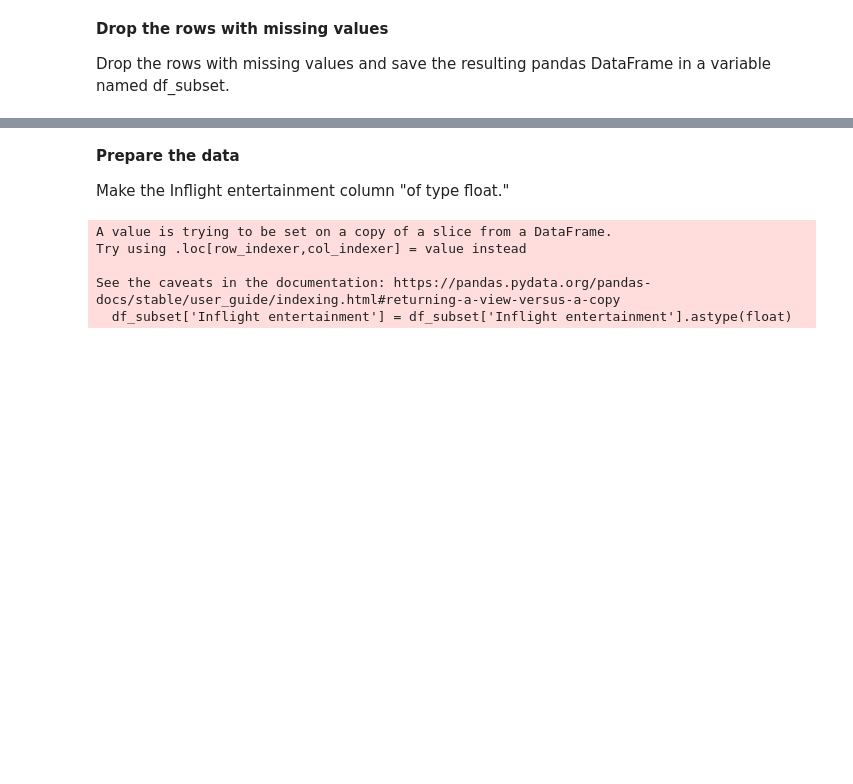
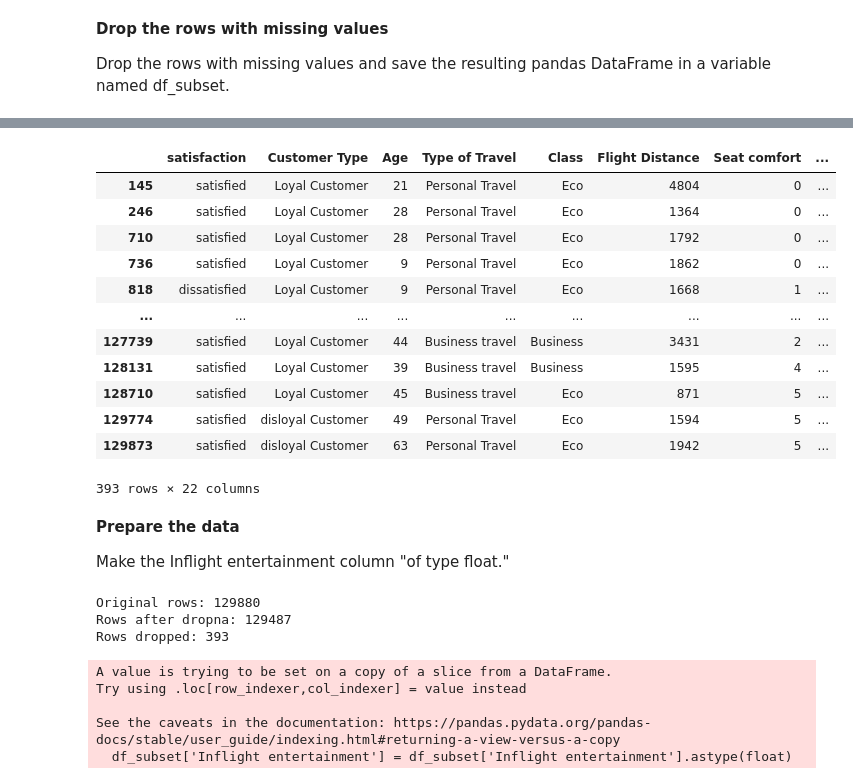
Before and after one commit to MichelMUNEZERO/binomial-logistic-regression-model, a Jupyter notebook: LogisticRegression.ipynb, the cells around one changed output, grey strips where cells are left out. Cells and saved outputs as stored; diff of their text form; code cells hidden in the pictures; blank space fills up the shorter version.

```diff
--- a/LogisticRegression.ipynb
+++ b/LogisticRegression.ipynb
@@ -106,7 +128,34 @@ df_subset = df_original.dropna()
+# %%
+# Create a boolean mask for rows with at least one NaN
+dropped_rows = df_original[df_original.isnull().any(axis=1)]
+dropped_rows
+# %% [output]
+|  | satisfaction | Customer Type | Age | Type of Travel | Class | Flight Distance | Seat comfort | ... |
+| 145 | satisfied | Loyal Customer | 21 | Personal Travel | Eco | 4804 | 0 | ... |
+| 246 | satisfied | Loyal Customer | 28 | Personal Travel | Eco | 1364 | 0 | ... |
+| 710 | satisfied | Loyal Customer | 28 | Personal Travel | Eco | 1792 | 0 | ... |
+| 736 | satisfied | Loyal Customer | 9 | Personal Travel | Eco | 1862 | 0 | ... |
+| 818 | dissatisfied | Loyal Customer | 9 | Personal Travel | Eco | 1668 | 1 | ... |
+| ... | ... | ... | ... | ... | ... | ... | ... | ... |
+| 127739 | satisfied | Loyal Customer | 44 | Business travel | Business | 3431 | 2 | ... |
+| 128131 | satisfied | Loyal Customer | 39 | Business travel | Business | 1595 | 4 | ... |
+| 128710 | satisfied | Loyal Customer | 45 | Business travel | Eco | 871 | 5 | ... |
+| 129774 | satisfied | disloyal Customer | 49 | Personal Travel | Eco | 1594 | 5 | ... |
+| 129873 | satisfied | disloyal Customer | 63 | Personal Travel | Eco | 1942 | 5 | ... |
+393 rows × 22 columns
 # %% [markdown]
 **Prepare the data**
 
 
 
 Make the Inflight entertainment column "of type float."
+# %%
+# See how many rows were dropped
+print(f"Original rows: {len(df_original)}")
+print(f"Rows after dropna: {len(df_subset)}")
+print(f"Rows dropped: {len(df_original) - len(df_subset)}")
+# %% [output]
+Original rows: 129880
+Rows after dropna: 129487
+Rows dropped: 393
 # %%
```
Also changed, not shown: parts of 26 cells of this notebook.
